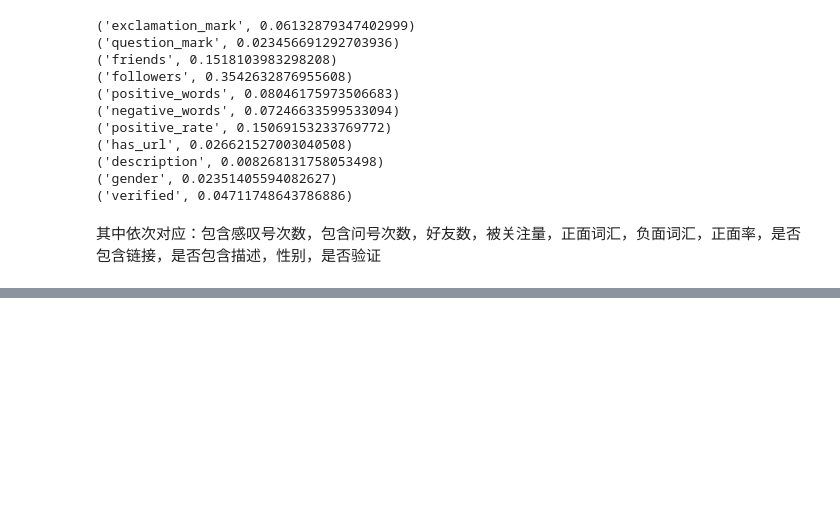
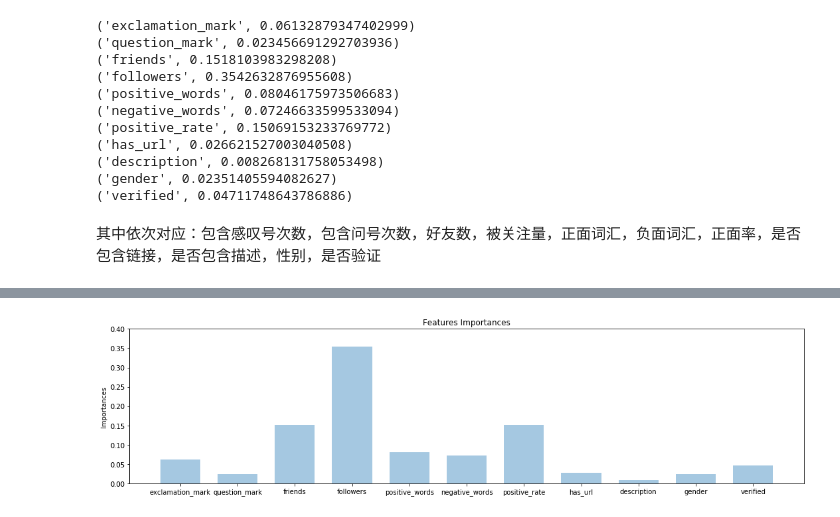
Before and after one commit to halfin/Intro-to-ds-rumor-project, a Jupyter notebook: final_project.ipynb, the cells around one changed output, grey strips where cells are left out. Cells and saved outputs as stored; diff of their text form; code cells hidden in the pictures; blank space fills up the shorter version.

Commit message:
ZhuSimo 12.24 1a.m. Add one plot

```diff
--- a/final_project.ipynb
+++ b/final_project.ipynb
@@ -427,0 +427,14 @@ print(disp.confusion_matrix)
+# %%
+y_importances = rfc.feature_importances_
+x_importances = feature_names
+y_pos = np.arange(len(x_importances))
+fig = plt.figure(figsize = (15,4))
+plt.bar(y_pos, y_importances, width=0.7, align='center', alpha=0.4)
+plt.xticks(y_pos, x_importances)
+plt.ylabel('Importances')
+plt.ylim(0,0.4)
+plt.title('Features Importances')
+plt.tight_layout()
+plt.show()
+# %% [output]
+[figure, added]
```
Also changed, not shown: parts of 3 cells of this notebook.
